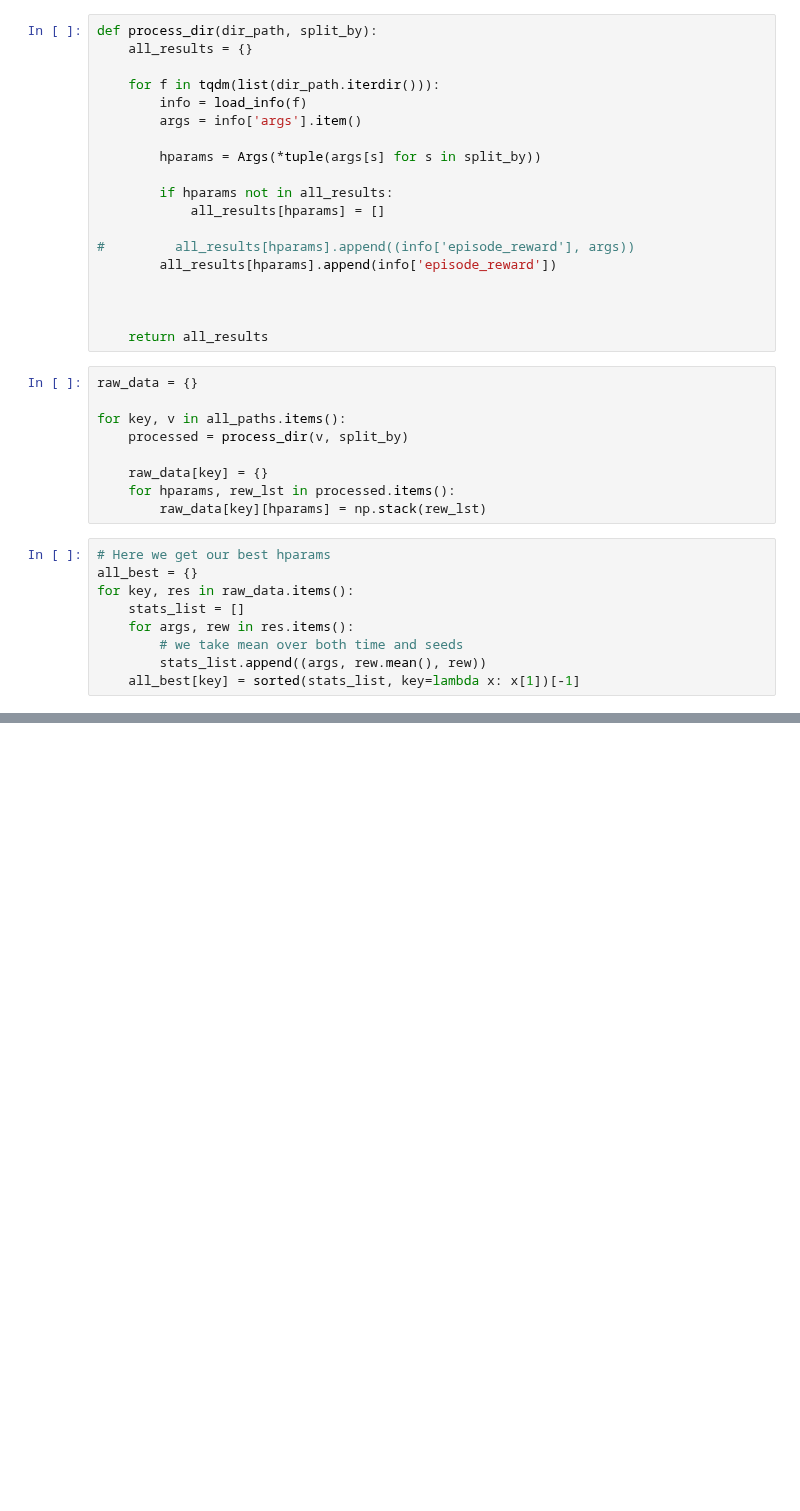
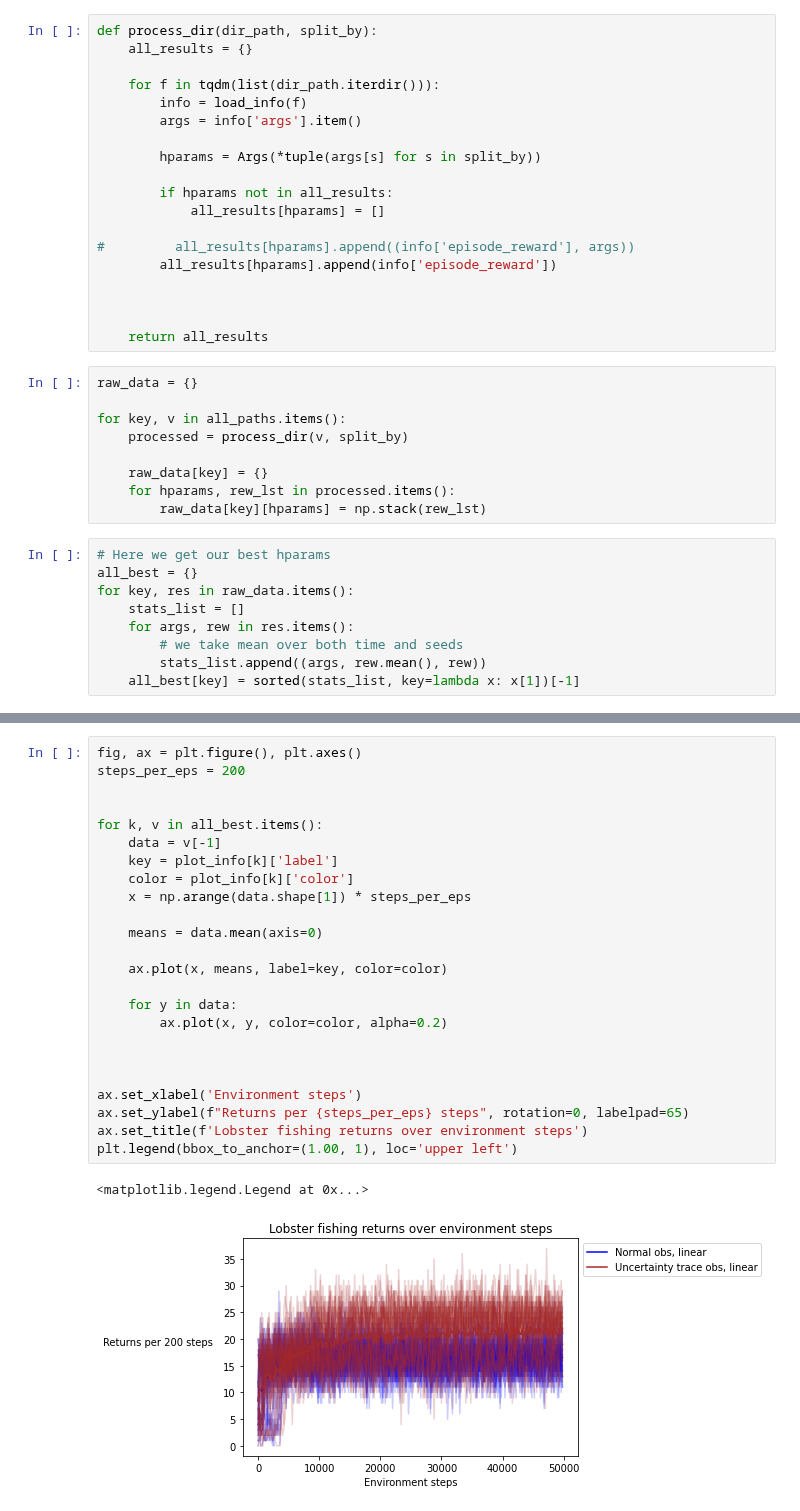
Before and after one commit to taodav/aux-inputs, a Jupyter notebook: analysis/plot_results_2.ipynb, the cells around one changed output, grey strips where cells are left out. Saved outputs shown, nothing was run; the diff lists cells and outputs as text; blank space fills up the shorter version.

```diff
--- a/analysis/plot_results_2.ipynb
+++ b/analysis/plot_results_2.ipynb
@@ -92,0 +93,27 @@ plt.legend(bbox_to_anchor=(1.00, 1), loc='upper left')
+# %%
+fig, ax = plt.figure(), plt.axes()
+steps_per_eps = 200
+
+
+for k, v in all_best.items():
+    data = v[-1]
+    key = plot_info[k]['label']
+    color = plot_info[k]['color']
+    x = np.arange(data.shape[1]) * steps_per_eps
+
+    means = data.mean(axis=0)
+
+    ax.plot(x, means, label=key, color=color)
+
+    for y in data:
+        ax.plot(x, y, color=color, alpha=0.2)
+
+
+
+ax.set_xlabel('Environment steps')
+ax.set_ylabel(f"Returns per {steps_per_eps} steps", rotation=0, labelpad=65)
+ax.set_title(f'Lobster fishing returns over environment steps')
+plt.legend(bbox_to_anchor=(1.00, 1), loc='upper left')
+# %% [output]
+<matplotlib.legend.Legend at 0x...>
+[figure, added]
```
Also changed, not shown: parts of 4 cells of this notebook, 19 other files.
